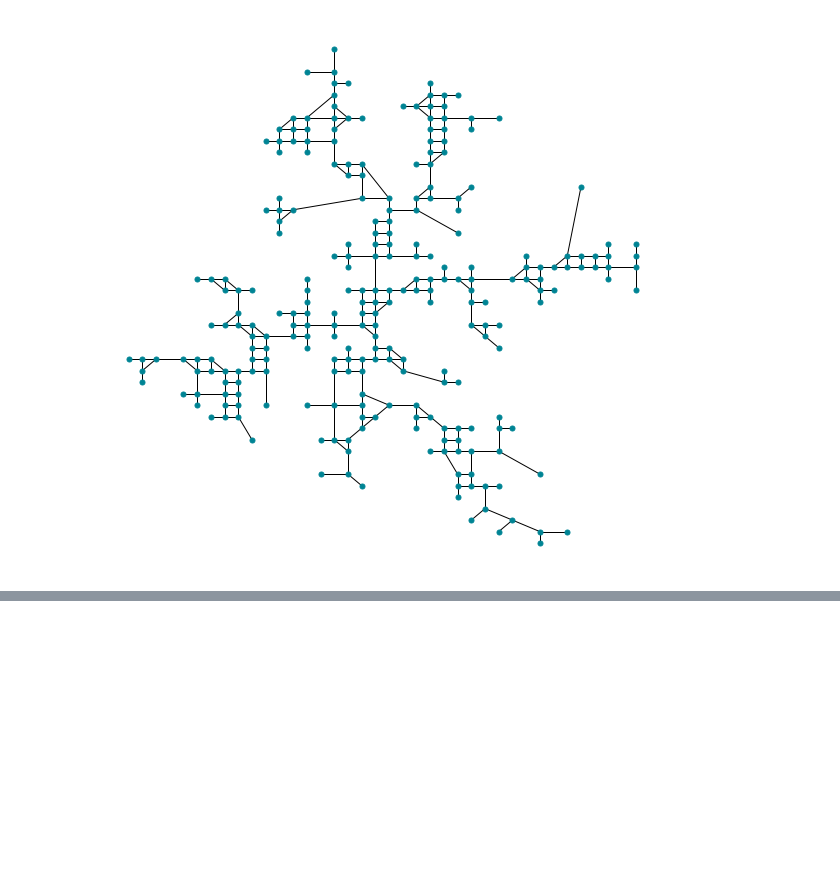
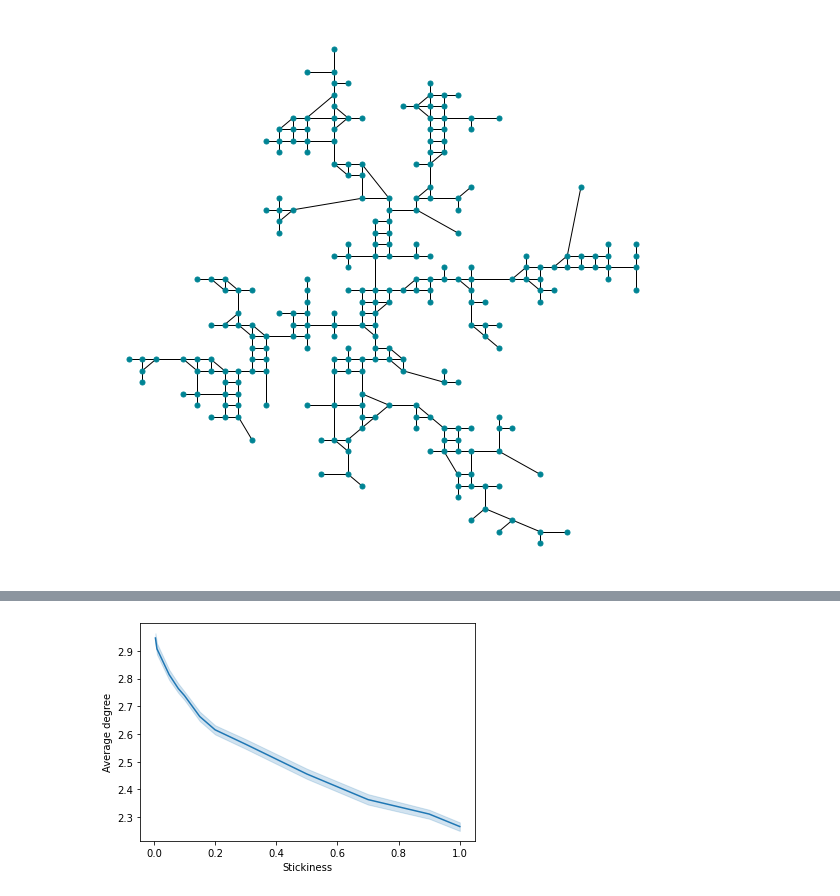
Before and after one commit to hellowithchicken/Complex_Systems, a Jupyter notebook: ignas-playground.ipynb, the cells around one changed output, grey strips where cells are left out. Cells and saved outputs as stored; diff of their text form; code cells hidden in the pictures; blank space fills up the shorter version.

```diff
--- a/ignas-playground.ipynb
+++ b/ignas-playground.ipynb
@@ -131,0 +165,9 @@ plt.savefig("figures/network_simplified.png")
+# %%
+sns.lineplot(data = df,
+            x = "stickiness",
+            y = "average_degree")
+plt.ylabel("Average degree")
+plt.xlabel("Stickiness")
+plt.savefig("figures/average_degree.png")
+# %% [output]
+[figure, added]
```
Also changed, not shown: parts of 12 cells of this notebook, 9 other files.
